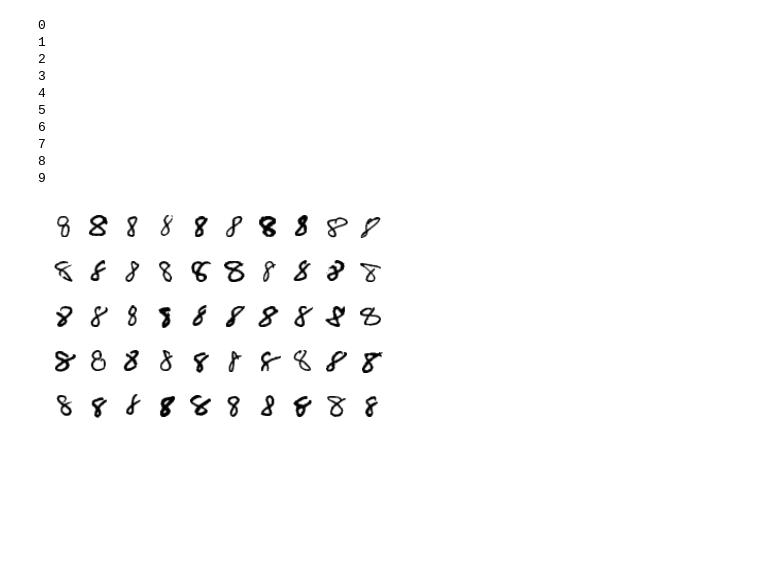
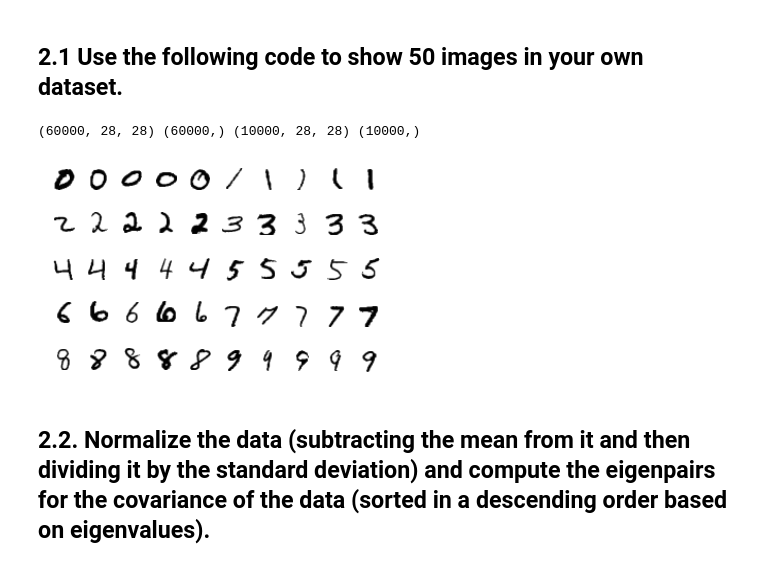
Before and after one commit to theabc50111/nccu_cs_hw, a Jupyter notebook: DeepLearning_HW/hw2/110753201_hw2_資科碩一曹昱維.ipynb, the cells around one changed output. Drawn from its saved outputs; the diff is of its cells as text; code cells hidden in the pictures; blank space fills up the shorter version.

```diff
--- a/DeepLearning_HW/hw2/110753201_hw2_資科碩一曹昱維.ipynb
+++ b/DeepLearning_HW/hw2/110753201_hw2_資科碩一曹昱維.ipynb
@@ -175,3 +85,5 @@ accuracy_score(test_y, pred)
+# %% [markdown]
+## 2.1 Use the following code to show 50 images in your own dataset.
 # %%
 from __future__ import print_function
 from tensorflow import keras
@@ -184,47 +96,45 @@ x_train = x_train.astype('float32')
 x_test = x_test.astype('float32')
 x_train /= 255
 x_test /= 255
+print(x_train.shape, y_train.shape, x_test.shape, y_test.shape)
+# %% [output]
+(60000, 28, 28) (60000,) (10000, 28, 28) (10000,)
 # %%
 import numpy as np
+import matplotlib.pyplot as plt
+
 np.random.seed(42)
-for i in range(10):
-    ind = np.where(y_train==i)
-    if i == 0:
-        new_X = x_train[np.random.choice(ind[0], 100)]
-    else:
-        new_X = np.concatenate((new_X,x_train[np.random.choice(ind[0],100)]), axis=0)
+
+def gen_1000_pic(x, y):
+    for i in range(10):
+        ind = np.where(y==i)
+        if i == 0:
+            new_X = x[np.random.choice(ind[0], 100)]
+        else:
+            new_X = np.concatenate((new_X,x[np.random.choice(ind[0],100)]), axis=0)
+    return new_X
+
+def print_pic(x):
+    amount= 50; lines = 5; columns = 10; number = np.zeros(amount)
+
+    for i in range(amount):
+        number[i] = y_test[i]
+        # print(number[0])
+
+    fig = plt.figure()
+
+    for i in range(amount):
+        ax = fig.add_subplot(lines, columns, 1 + i)
+        plt.imshow(x[i*20,:,:], cmap='binary')
+        plt.sca(ax)
+        ax.set_xticks([], [])
+        ax.set_yticks([], [])
+
+    plt.show()
+
+x_train = gen_1000_pic(x_train, y_train)
+print_pic(x_train)
 # %% [output]
-0
-1
-2
-3
-4
-5
-6
-7
-8
-9
+[figure, added]
-# %%
-import numpy as np
-import matplotlib.pyplot as plt
-amount= 50
-lines = 5
-columns = 10
-number = np.zeros(amount)
-
-for i in range(amount):
-    number[i] = y_test[i]
-    # print(number[0])
-
-fig = plt.figure()
-
-for i in range(amount):
-    ax = fig.add_subplot(lines, columns, 1 + i)
-    plt.imshow(X[i+100,:,:], cmap='binary')
-    plt.sca(ax)
-    ax.set_xticks([], [])
-    ax.set_yticks([], [])
-
-plt.show()
-# %% [output]
-[figure, removed]
+# %% [markdown]
+## 2.2. Normalize the data (subtracting the mean from it and then dividing it by the standard deviation) and compute the eigenpairs for the covariance of the data (sorted in a descending order based on eigenvalues).
```
Also changed, not shown: parts of 15 cells of this notebook.
